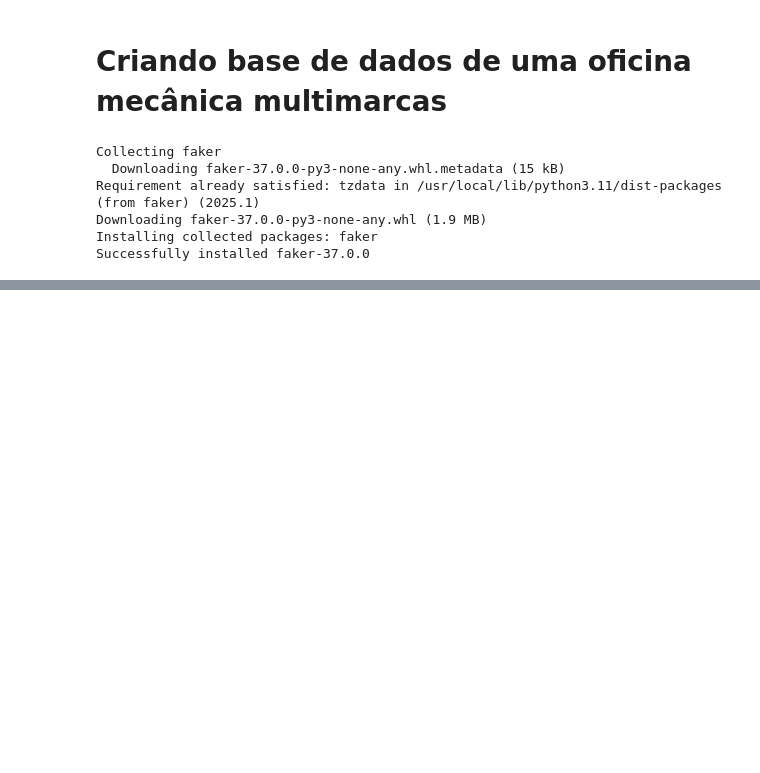
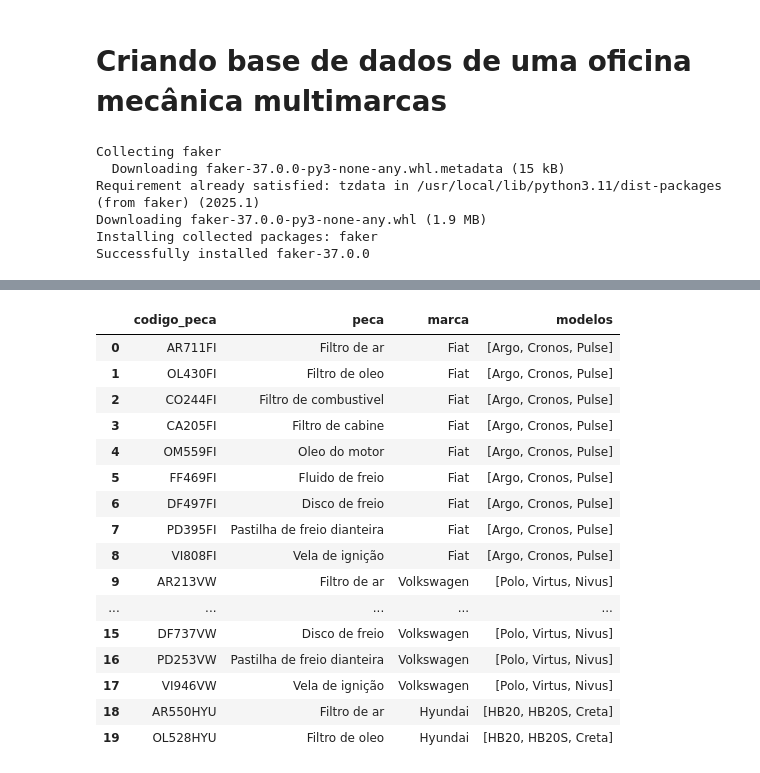
Before and after one commit to fabiobaroliveira/gerador_base_de_dados, a Jupyter notebook: oficina_mecanica.ipynb, the cells around one changed output, grey strips where cells are left out. Cells and saved outputs as stored; diff of their text form; code cells hidden in the pictures; blank space fills up the shorter version.

Commit message:
Criado um catalogo de peças

```diff
--- a/oficina_mecanica.ipynb
+++ b/oficina_mecanica.ipynb
@@ -96,3 +96,81 @@ df_veiculos.head()
+# %%
+# Gerar catálogo de peças
+
+# Lista de peças
+pecas = [
+    "Filtro de ar",
+    "Filtro de oleo",
+    "Filtro de combustivel",
+    "Filtro de cabine",
+    "Oleo do motor",
+    "Fluido de freio",
+    "Disco de freio",
+    "Pastilha de freio dianteira",
+    "Vela de ignição"
+]
+
+# Dicionário de siglas para as peças
+siglas_pecas = {
+    "Filtro de ar": "AR",
+    "Filtro de oleo": "OL",
+    "Filtro de combustivel": "CO",
+    "Filtro de cabine": "CA",
+    "Oleo do motor": "OM",
+    "Fluido de freio": "FF",
+    "Disco de freio": "DF",
+    "Pastilha de freio dianteira": "PD",
+    "Vela de ignição": "VI"
+}
+
+# Dicionário de siglas para as marcas
+siglas_marcas = {
+    "Fiat": "FI",
+    "Volkswagen": "VW",
+    "Hyundai": "HYU",
+    "GM": "GM"
+}
+
+catalogo_pecas = []
+
+for marca, modelos in marcas_modelos.items():
+    for peca in pecas:
+        # Gera um código único para a peça
+        numero_aleatorio = random.randint(100, 999)
+        sigla_peca = siglas_pecas[peca]
+        sigla_marca = siglas_marcas[marca]
+        codigo_peca = f"{sigla_peca}{numero_aleatorio}{sigla_marca}"
+
+        # Adiciona a peça ao catálogo
+        catalogo_pecas.append({
+            "codigo_peca": codigo_peca,
+            "peca": peca,
+            "marca": marca,
+            "modelos": modelos  # Modelos compatíveis
+        })
+
+# Criar DataFrame do catálogo de peças
+df_catalogo_pecas = pd.DataFrame(catalogo_pecas)
+
+# Exibir as primeiras linhas do catálogo
+df_catalogo_pecas.head(20)
+# %% [output]
+|  | codigo_peca | peca | marca | modelos |
+| 0 | AR711FI | Filtro de ar | Fiat | [Argo, Cronos, Pulse] |
+| 1 | OL430FI | Filtro de oleo | Fiat | [Argo, Cronos, Pulse] |
+| 2 | CO244FI | Filtro de combustivel | Fiat | [Argo, Cronos, Pulse] |
+| 3 | CA205FI | Filtro de cabine | Fiat | [Argo, Cronos, Pulse] |
+| 4 | OM559FI | Oleo do motor | Fiat | [Argo, Cronos, Pulse] |
+| 5 | FF469FI | Fluido de freio | Fiat | [Argo, Cronos, Pulse] |
+| 6 | DF497FI | Disco de freio | Fiat | [Argo, Cronos, Pulse] |
+| 7 | PD395FI | Pastilha de freio dianteira | Fiat | [Argo, Cronos, Pulse] |
+| 8 | VI808FI | Vela de ignição | Fiat | [Argo, Cronos, Pulse] |
+| 9 | AR213VW | Filtro de ar | Volkswagen | [Polo, Virtus, Nivus] |
+| ... | ... | ... | ... | ... |
+| 15 | DF737VW | Disco de freio | Volkswagen | [Polo, Virtus, Nivus] |
+| 16 | PD253VW | Pastilha de freio dianteira | Volkswagen | [Polo, Virtus, Nivus] |
+| 17 | VI946VW | Vela de ignição | Volkswagen | [Polo, Virtus, Nivus] |
+| 18 | AR550HYU | Filtro de ar | Hyundai | [HB20, HB20S, Creta] |
+| 19 | OL528HYU | Filtro de oleo | Hyundai | [HB20, HB20S, Creta] |
 # %%
 # Gerar serviços realizados
 servicos_realizados = []
```
Also changed, not shown: parts of 1 cell of this notebook.
